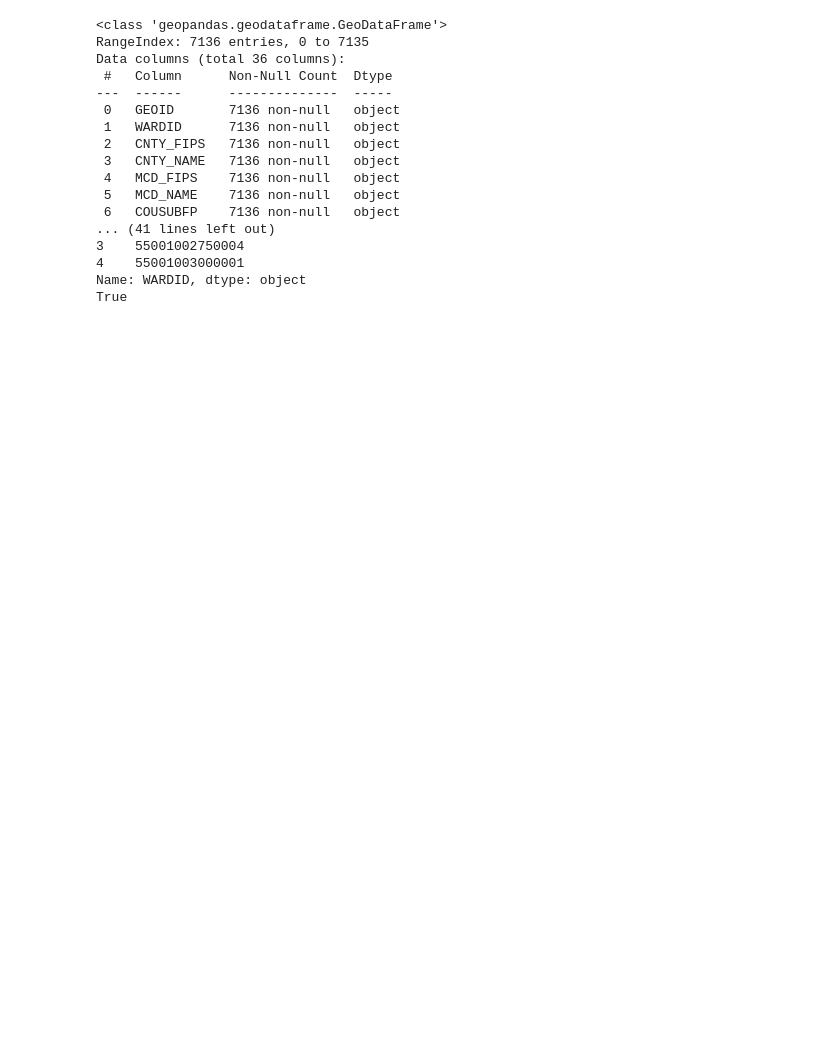
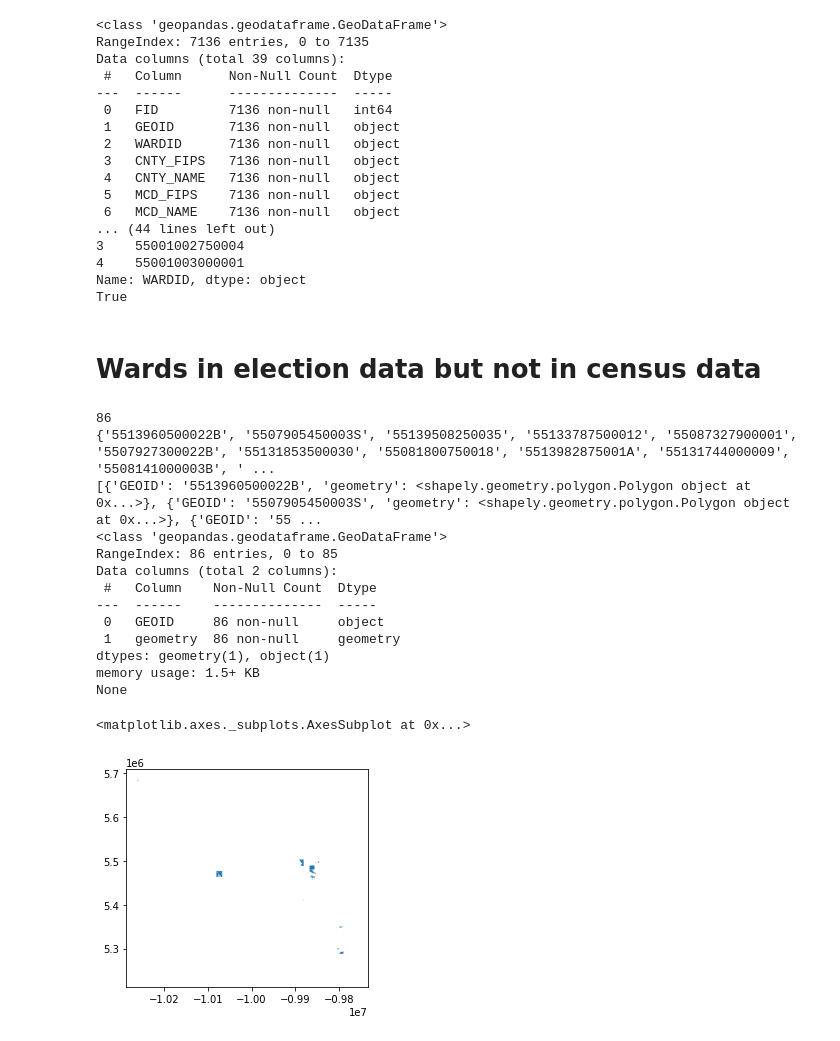
Before and after one commit to carlschroedl/computational-redistricting, a Jupyter notebook: wisconsin_data_preprocessing.ipynb, the cells around one changed output. Cells and saved outputs as stored; diff of their text form; code cells hidden in the pictures; blank space fills up the shorter version.

```diff
--- a/wisconsin_data_preprocessing.ipynb
+++ b/wisconsin_data_preprocessing.ipynb
@@ -50,2 +55,2 @@ import maup
 # %%
-wards = geopandas.read_file('WI_WARDS_2020_TIGER_PL94171_DOJ_Fields.zip')
+census_data_2020 = geopandas.read_file('2020_US_Census_Data_by_Ward.zip')
@@ -54,25 +57,56 @@ wards = geopandas.read_file('WI_WARDS_2020_TIGER_PL94171_DOJ_Fields.zip')
 # %%
-print(wards.info())
-print(wards['GEOID'].head())
-print(wards['WARDID'].head())
-print(set(wards['GEOID']) == set(wards['WARDID']))
+# inspect census data
+print(census_data_2020.info())
+print(census_data_2020['GEOID'].head())
+print(census_data_2020['WARDID'].head())
+print(set(census_data_2020['GEOID']) == set(census_data_2020['WARDID']))
 # %% [output]
 <class 'geopandas.geodataframe.GeoDataFrame'>
 RangeIndex: 7136 entries, 0 to 7135
-Data columns (total 36 columns):
+Data columns (total 39 columns):
  #   Column      Non-Null Count  Dtype
 ---  ------      --------------  -----
- 0   GEOID       7136 non-null   object
- 1   WARDID      7136 non-null   object
- 2   CNTY_FIPS   7136 non-null   object
- 3   CNTY_NAME   7136 non-null   object
- 4   MCD_FIPS    7136 non-null   object
- 5   MCD_NAME    7136 non-null   object
- 6   COUSUBFP    7136 non-null   object
-... (41 lines left out)
+ 0   FID         7136 non-null   int64
+ 1   GEOID       7136 non-null   object
+ 2   WARDID      7136 non-null   object
+ 3   CNTY_FIPS   7136 non-null   object
+ 4   CNTY_NAME   7136 non-null   object
+ 5   MCD_FIPS    7136 non-null   object
+ 6   MCD_NAME    7136 non-null   object
+... (44 lines left out)
 3    55001002750004
 4    55001003000001
 Name: WARDID, dtype: object
 True
 # %%
-state_election_data = geopandas.read_file('2012-2020_Election_Data_with_2020_Wards.zip')
+election_data = geopandas.read_file('2012-2020_Election_Data_with_2020_Wards.zip')
+# %%
+election_wards_and_geoms = dict(zip(election_data['GEOID'], election_data['geometry']))
+census_2020_wards_and_geoms = dict(zip(census_data_2020['GEOID'], census_data_2020['geometry']))
+# %%
+election_only_wards = set(election_wards_and_geoms.keys()) - set(census_2020_wards_and_geoms.keys())
+display(Markdown('# Wards in election data but not in census data'))
+print(len(election_only_wards))
+print(election_only_wards)
+election_only_wards_and_geoms = [{'GEOID': ward, 'geometry': election_wards_and_geoms[ward]} for ward in election_only_wards]
+print(election_only_wards_and_geoms)
+election_only_wards_and_geoms_df = geopandas.GeoDataFrame(election_only_wards_and_geoms)
+print(election_only_wards_and_geoms_df.info())
+election_only_wards_and_geoms_df.plot()
+# %% [output]
+# Wards in election data but not in census data
+86
+{'5513960500022B', '5507905450003S', '55139508250035', '55133787500012', '55087327900001', '5507927300022B', '55131853500030', '55081800750018', '5513982875001A', '55131744000009', '5508141000003B', ' ...
+[{'GEOID': '5513960500022B', 'geometry': <shapely.geometry.polygon.Polygon object at 0x...>}, {'GEOID': '5507905450003S', 'geometry': <shapely.geometry.polygon.Polygon object at 0x...>}, {'GEOID': '55 ...
+<class 'geopandas.geodataframe.GeoDataFrame'>
+RangeIndex: 86 entries, 0 to 85
+Data columns (total 2 columns):
+ #   Column    Non-Null Count  Dtype
+---  ------    --------------  -----
+ 0   GEOID     86 non-null     object
+ 1   geometry  86 non-null     geometry
+dtypes: geometry(1), object(1)
+memory usage: 1.5+ KB
+None
+<matplotlib.axes._subplots.AxesSubplot at 0x...>
+[figure, added]
```
Also changed, not shown: parts of 16 cells of this notebook.
